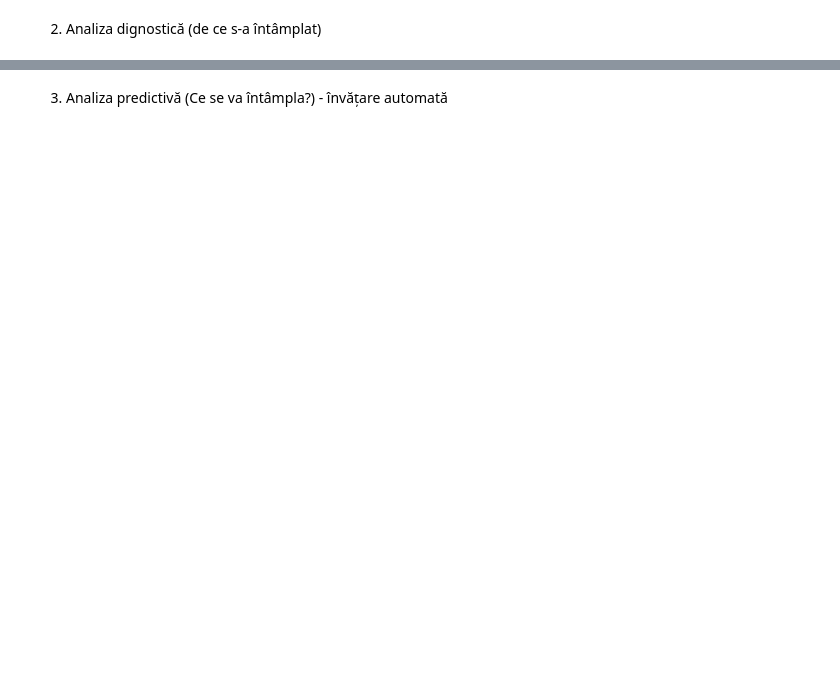
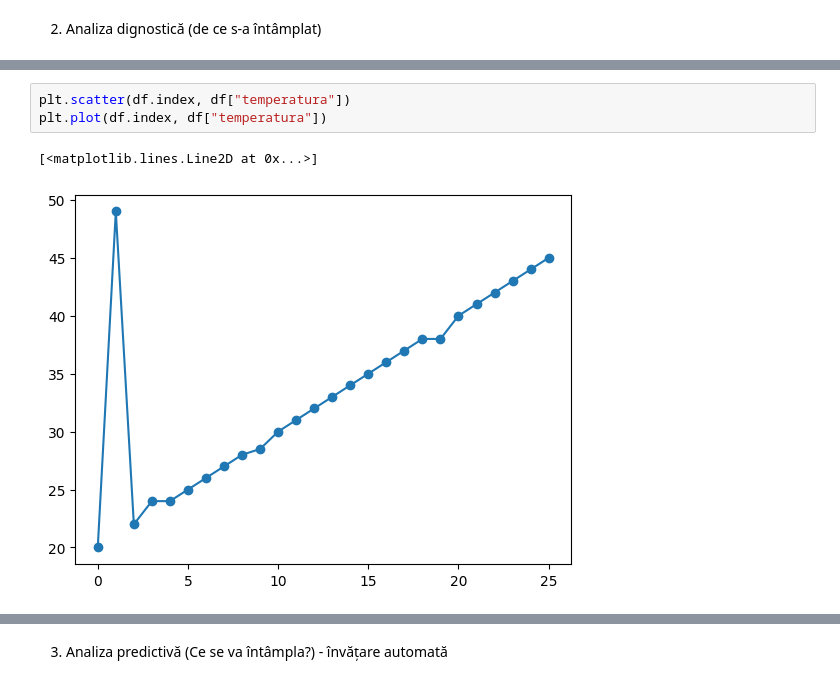
Before and after one commit to sojog/IOT-ADR-11-12-decembrie-2025, a Jupyter notebook: Device_IOT/Server/04.analiza_date.ipynb, the cells around one changed output, grey strips where cells are left out. Saved outputs shown, nothing was run; the diff lists cells and outputs as text; blank space fills up the shorter version.

```diff
--- a/Device_IOT/Server/04.analiza_date.ipynb
+++ b/Device_IOT/Server/04.analiza_date.ipynb
@@ -40,0 +99,6 @@ df.describe()
+# %%
+plt.scatter(df.index, df["temperatura"])
+plt.plot(df.index, df["temperatura"])
+# %% [output]
+[<matplotlib.lines.Line2D at 0x...>]
+[figure, added]
```
Also changed, not shown: parts of 23 cells of this notebook, 6 other files.
